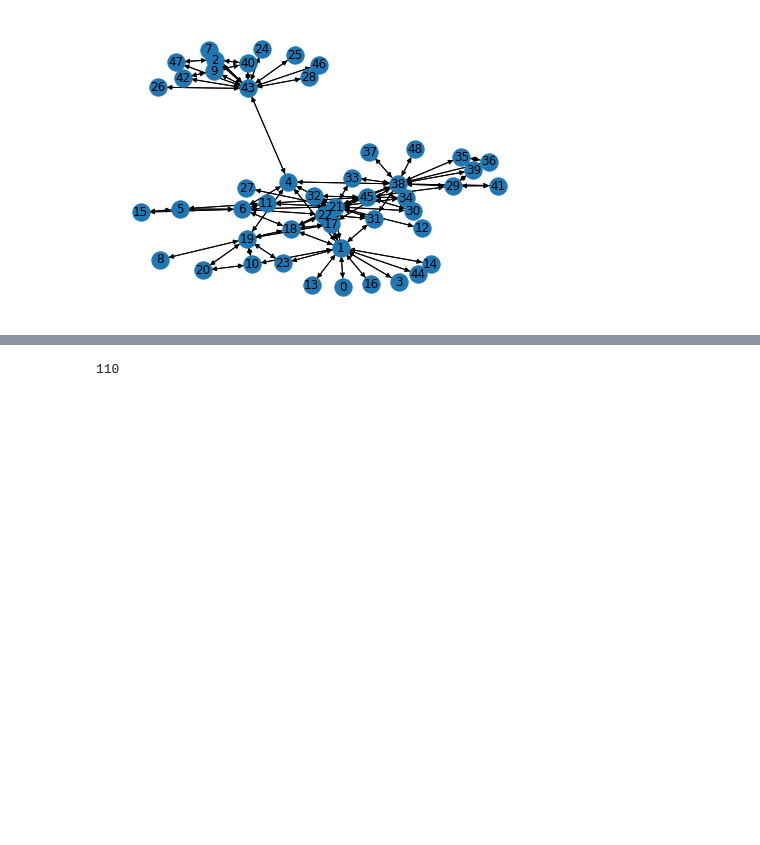
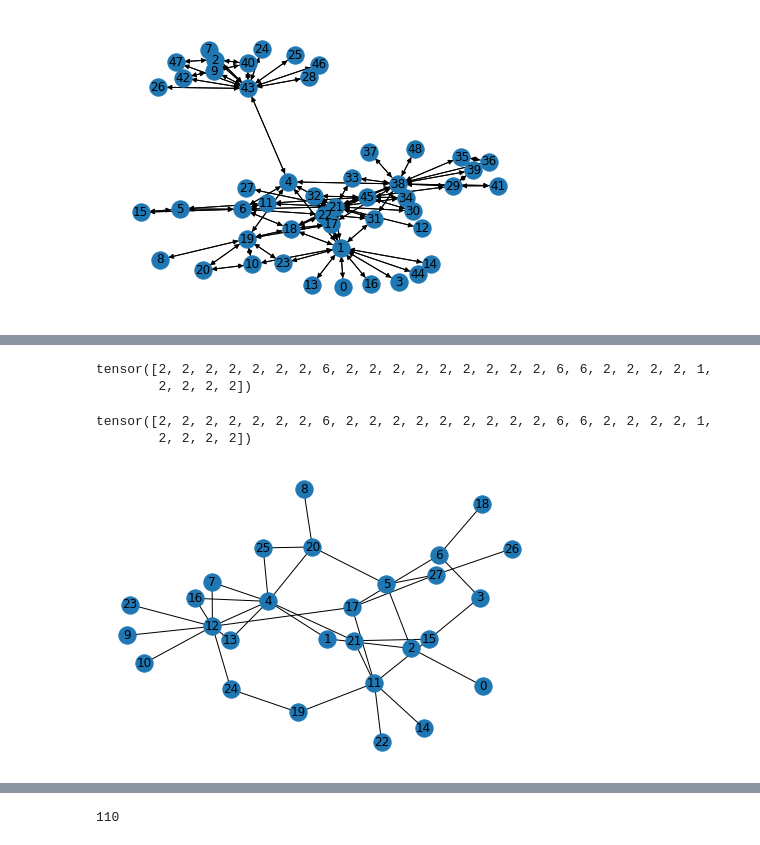
Before and after one commit to mims-harvard/G-Meta, a Jupyter notebook: data/fake_network_data_curation.ipynb, the cells around one changed output, grey strips where cells are left out. Cells and saved outputs as stored; diff of their text form; code cells hidden in the pictures; blank space fills up the shorter version.

```diff
--- a/data/fake_network_data_curation.ipynb
+++ b/data/fake_network_data_curation.ipynb
@@ -555,3 +578,17 @@ nx.draw(S.to_networkx(), with_labels = True)
+# %%
+labels_temp
+# %% [output]
+tensor([2, 2, 2, 2, 2, 2, 2, 6, 2, 2, 2, 2, 2, 2, 2, 2, 2, 6, 6, 2, 2, 2, 2, 1,
+        2, 2, 2, 2])
+# %%
+S.ndata['y']
+# %% [output]
+tensor([2, 2, 2, 2, 2, 2, 2, 6, 2, 2, 2, 2, 2, 2, 2, 2, 2, 6, 6, 2, 2, 2, 2, 1,
+        2, 2, 2, 2])
+# %%
+nx.draw(S.to_networkx().to_undirected(), with_labels = True)
+# %% [output]
+[figure, added]
 # %%
 nx.draw(G.subgraph(h_hops_neighbor), with_labels = True)
 # %% [output]
```
Also changed, not shown: parts of 27 cells of this notebook, 35 other files.
